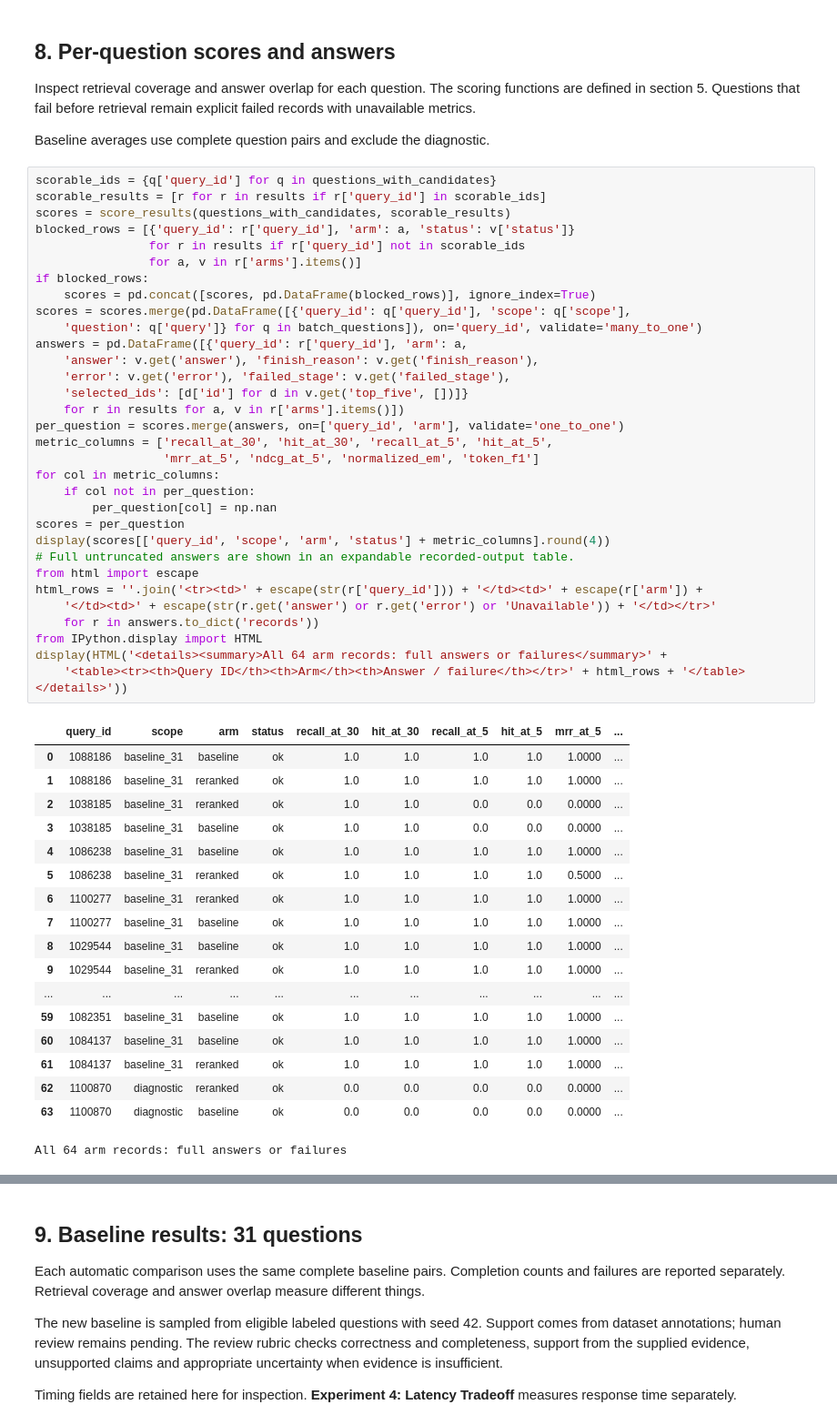
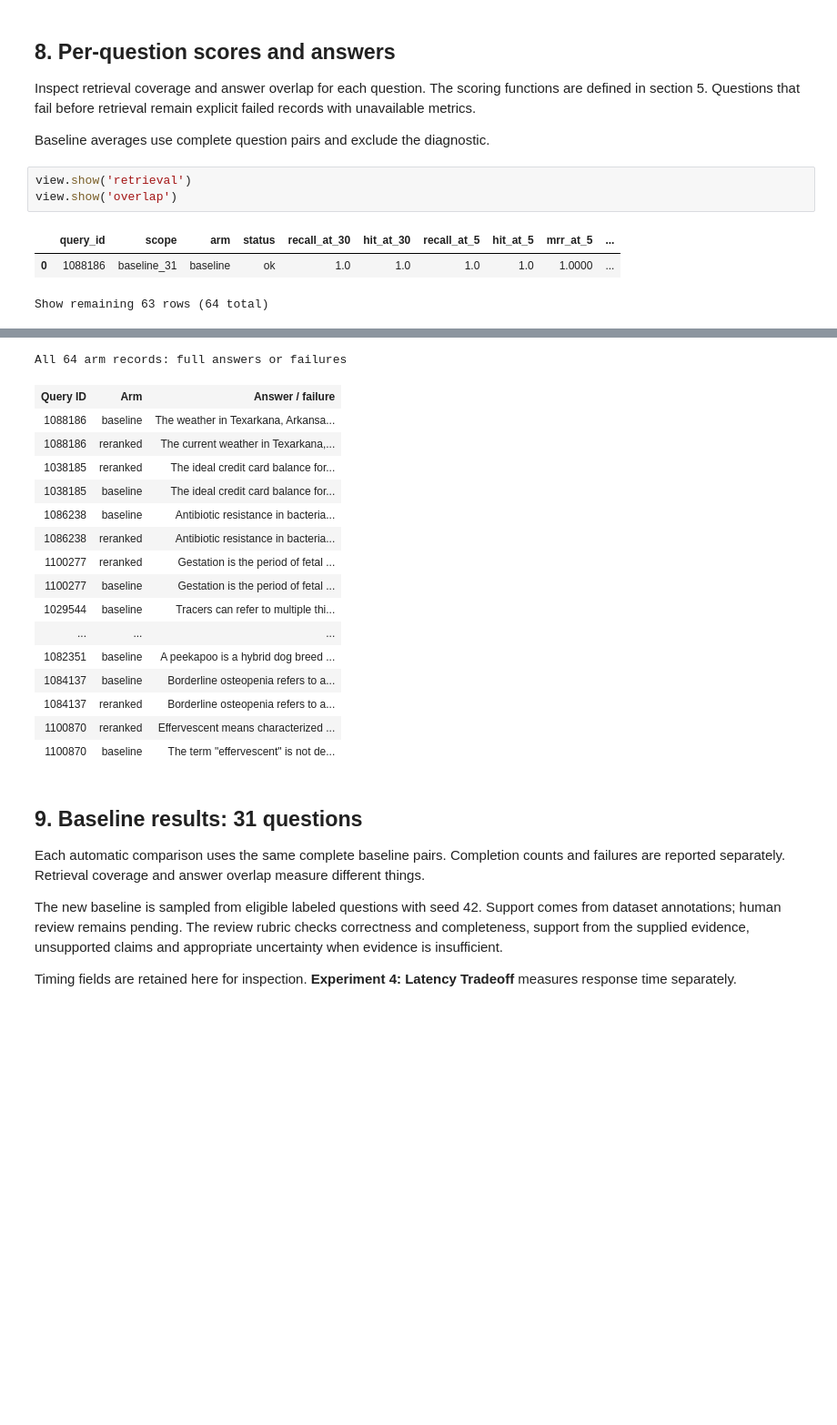
Before and after one commit to manimalakumar/rag-reranking-evaluation, a Jupyter notebook: experiments/v1-baseline/Experiment-1-Baseline.ipynb, the cells around one changed output, grey strips where cells are left out. Shown at 91% size. Cells and saved outputs as stored; diff of their text form; blank space fills up the shorter version.

```diff
--- a/experiments/v1-baseline/Experiment-1-Baseline.ipynb
+++ b/experiments/v1-baseline/Experiment-1-Baseline.ipynb
@@ -560,53 +288,9 @@ Inspect retrieval coverage and answer overlap for each question. The scoring fun
 
 Baseline averages use complete question pairs and exclude the diagnostic.
 # %%
-scorable_ids = {q['query_id'] for q in questions_with_candidates}
-scorable_results = [r for r in results if r['query_id'] in scorable_ids]
-scores = score_results(questions_with_candidates, scorable_results)
-blocked_rows = [{'query_id': r['query_id'], 'arm': a, 'status': v['status']}
-                for r in results if r['query_id'] not in scorable_ids
-                for a, v in r['arms'].items()]
-if blocked_rows:
-    scores = pd.concat([scores, pd.DataFrame(blocked_rows)], ignore_index=True)
-scores = scores.merge(pd.DataFrame([{'query_id': q['query_id'], 'scope': q['scope'],
-    'question': q['query']} for q in batch_questions]), on='query_id', validate='many_to_one')
-answers = pd.DataFrame([{'query_id': r['query_id'], 'arm': a,
-    'answer': v.get('answer'), 'finish_reason': v.get('finish_reason'),
-    'error': v.get('error'), 'failed_stage': v.get('failed_stage'),
-    'selected_ids': [d['id'] for d in v.get('top_five', [])]}
-    for r in results for a, v in r['arms'].items()])
-per_question = scores.merge(answers, on=['query_id', 'arm'], validate='one_to_one')
-metric_columns = ['recall_at_30', 'hit_at_30', 'recall_at_5', 'hit_at_5',
-                  'mrr_at_5', 'ndcg_at_5', 'normalized_em', 'token_f1']
-for col in metric_columns:
-    if col not in per_question:
-        per_question[col] = np.nan
-scores = per_question
-display(scores[['query_id', 'scope', 'arm', 'status'] + metric_columns].round(4))
-# Full untruncated answers are shown in an expandable recorded-output table.
-from html import escape
-html_rows = ''.join('<tr><td>' + escape(str(r['query_id'])) + '</td><td>' + escape(r['arm']) +
-    '</td><td>' + escape(str(r.get('answer') or r.get('error') or 'Unavailable')) + '</td></tr>'
-    for r in answers.to_dict('records'))
-from IPython.display import HTML
-display(HTML('<details><summary>All 64 arm records: full answers or failures</summary>' +
-    '<table><tr><th>Query ID</th><th>Arm</th><th>Answer / failure</th></tr>' + html_rows + '</table></details>'))
+view.show('retrieval')
+view.show('overlap')
 # %% [output]
 |  | query_id | scope | arm | status | recall_at_30 | hit_at_30 | recall_at_5 | hit_at_5 | mrr_at_5 | ... |
 | 0 | 1088186 | baseline_31 | baseline | ok | 1.0 | 1.0 | 1.0 | 1.0 | 1.0000 | ... |
-| 1 | 1088186 | baseline_31 | reranked | ok | 1.0 | 1.0 | 1.0 | 1.0 | 1.0000 | ... |
-| 2 | 1038185 | baseline_31 | reranked | ok | 1.0 | 1.0 | 0.0 | 0.0 | 0.0000 | ... |
-| 3 | 1038185 | baseline_31 | baseline | ok | 1.0 | 1.0 | 0.0 | 0.0 | 0.0000 | ... |
-| 4 | 1086238 | baseline_31 | baseline | ok | 1.0 | 1.0 | 1.0 | 1.0 | 1.0000 | ... |
-| 5 | 1086238 | baseline_31 | reranked | ok | 1.0 | 1.0 | 1.0 | 1.0 | 0.5000 | ... |
-| 6 | 1100277 | baseline_31 | reranked | ok | 1.0 | 1.0 | 1.0 | 1.0 | 1.0000 | ... |
-| 7 | 1100277 | baseline_31 | baseline | ok | 1.0 | 1.0 | 1.0 | 1.0 | 1.0000 | ... |
-| 8 | 1029544 | baseline_31 | baseline | ok | 1.0 | 1.0 | 1.0 | 1.0 | 1.0000 | ... |
-| 9 | 1029544 | baseline_31 | reranked | ok | 1.0 | 1.0 | 1.0 | 1.0 | 1.0000 | ... |
-| ... | ... | ... | ... | ... | ... | ... | ... | ... | ... | ... |
-| 59 | 1082351 | baseline_31 | baseline | ok | 1.0 | 1.0 | 1.0 | 1.0 | 1.0000 | ... |
-| 60 | 1084137 | baseline_31 | baseline | ok | 1.0 | 1.0 | 1.0 | 1.0 | 1.0000 | ... |
-| 61 | 1084137 | baseline_31 | reranked | ok | 1.0 | 1.0 | 1.0 | 1.0 | 1.0000 | ... |
-| 62 | 1100870 | diagnostic | reranked | ok | 0.0 | 0.0 | 0.0 | 0.0 | 0.0000 | ... |
-| 63 | 1100870 | diagnostic | baseline | ok | 0.0 | 0.0 | 0.0 | 0.0 | 0.0000 | ... |
-All 64 arm records: full answers or failures
+Show remaining 63 rows (64 total)
@@ -629,3 +314,20 @@ All 64 arm records: full answers or failures
+All 64 arm records: full answers or failures
+| Query ID | Arm | Answer / failure |
+| 1088186 | baseline | The weather in Texarkana, Arkansa... |
+| 1088186 | reranked | The current weather in Texarkana,... |
+| 1038185 | reranked | The ideal credit card balance for... |
+| 1038185 | baseline | The ideal credit card balance for... |
+| 1086238 | baseline | Antibiotic resistance in bacteria... |
+| 1086238 | reranked | Antibiotic resistance in bacteria... |
+| 1100277 | reranked | Gestation is the period of fetal ... |
+| 1100277 | baseline | Gestation is the period of fetal ... |
+| 1029544 | baseline | Tracers can refer to multiple thi... |
+| ... | ... | ... |
+| 1082351 | baseline | A peekapoo is a hybrid dog breed ... |
+| 1084137 | baseline | Borderline osteopenia refers to a... |
+| 1084137 | reranked | Borderline osteopenia refers to a... |
+| 1100870 | reranked | Effervescent means characterized ... |
+| 1100870 | baseline | The term "effervescent" is not de... |
 # %% [markdown]
 ## 9. Baseline results: 31 questions
 
```
Also changed, not shown: parts of 41 cells of this notebook, 24 other files.
